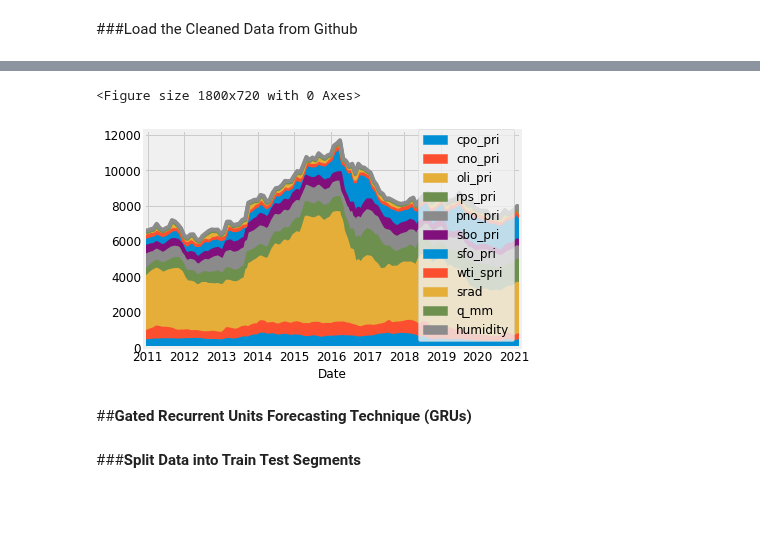
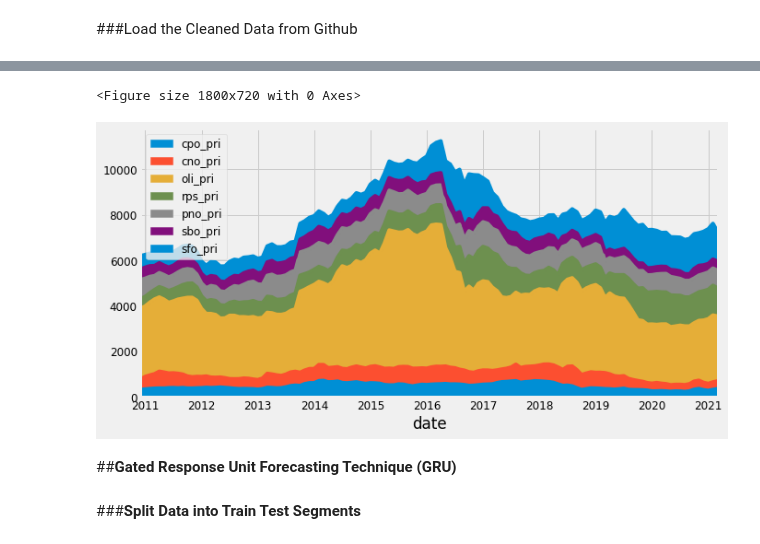
Before and after one commit to mofuoku417/Machine-Learning-Techniques-for-Multivariate-Time-Series-Forecasting-of-Crude-Palm-Oil-Prices, a Jupyter notebook: MV_GRU.ipynb, the cells around one changed output, grey strips where cells are left out. Cells and saved outputs as stored; diff of their text form; code cells hidden in the pictures; blank space fills up the shorter version.

```diff
--- a/MV_GRU.ipynb
+++ b/MV_GRU.ipynb
@@ -54,7 +96,7 @@ def RMSE(y_true, y_pred):
 ###Load the Cleaned Data from Github
 # %%
 from pandas import read_csv
-path = 'https://raw.githubusercontent.com/mofuoku417/Machine-Learning-Techniques-for-Multivariate-Time-Series-Forecasting-of-Crude-Palm-Oil-Prices/main/Cleaned_data/df_final.csv'
+path = 'https://raw.githubusercontent.com/mofuoku417/Machine-Learning-Techniques-for-Multivariate-Time-Series-Forecasting-of-Crude-Palm-Oil-Prices/main/Cleaned_data/FS_2.csv'
 df = read_csv(path)
 df.head()
 # %% [output]
@@ -67,3 +109,6 @@ df.head()
 # %%
-df.index = pd.to_datetime(df['date'], format='%Y.%m.%d')
-del df['date']
+df['date']=pd.to_datetime(df['date'])
+#del df['date']
+# %%
+df.set_index('date', inplace=True)
+df.info()
@@ -130,16 +140,16 @@ fig.show()
 # %%
 # Plot an area chart
 plt.figure(figsize=(25,10))
 ax = df.plot.area(fontsize=12);
 
 # Additional customizations
-ax.set_xlabel('Date');
+ax.set_xlabel('date');
 ax.legend(fontsize=12);
 # %% [output]
 <Figure size 1800x720 with 0 Axes>
-[figure, old version]
+[figure, new version]
 # %% [markdown]
-##**Gated Recurrent Units Forecasting Technique (GRUs)**
+##**Gated Response Unit Forecasting Technique (GRU)**
 # %% [markdown]
 ###**Split Data into Train Test Segments**
 # %%
```
Also changed, not shown: parts of 96 cells of this notebook.
